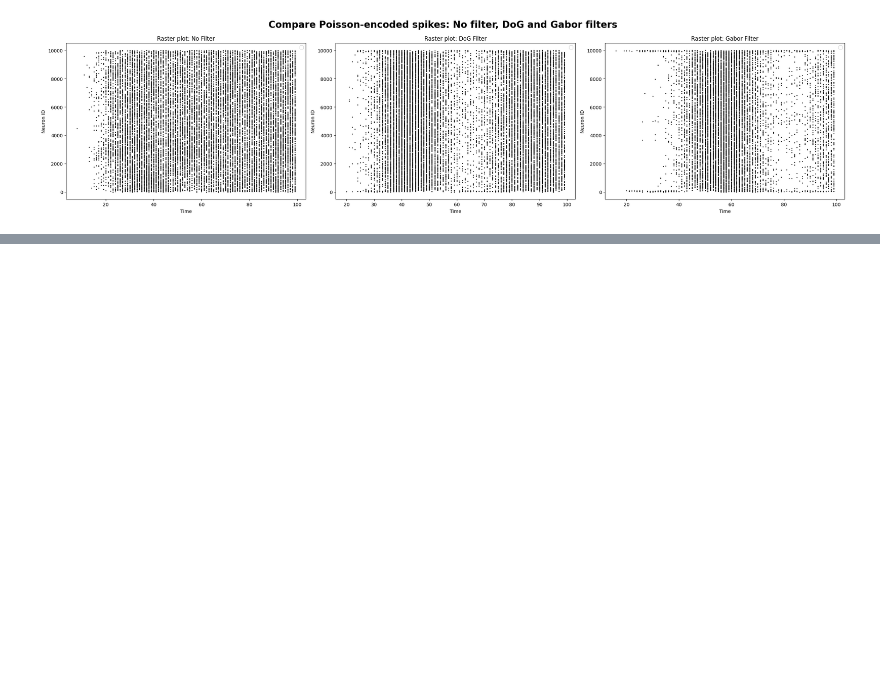
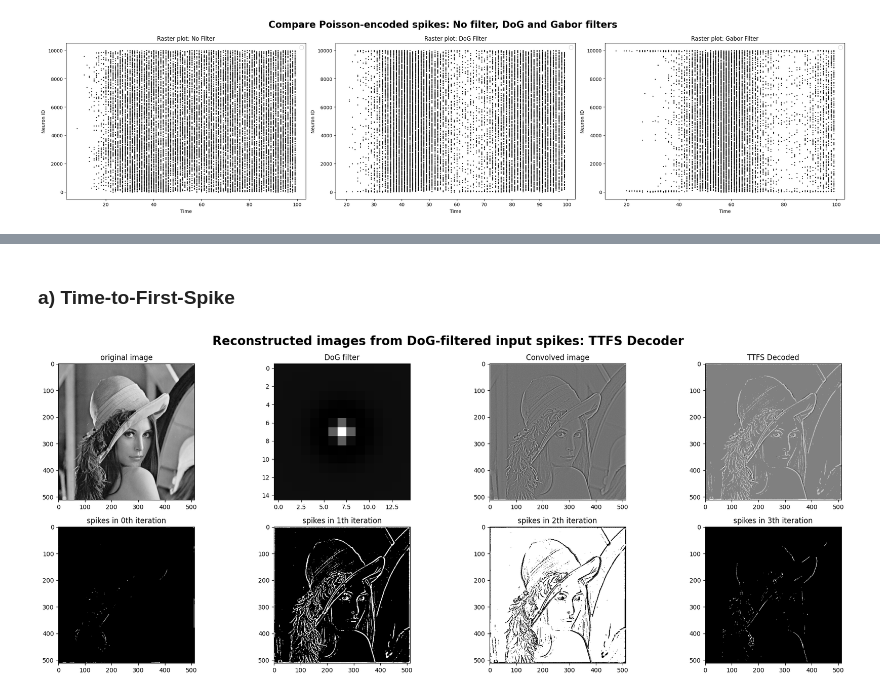
Before and after one commit to Amir-Entezari/neuroscience-convolutional-spiking-neural-network, a Jupyter notebook: notebooks/part1.ipynb, the cells around one changed output, grey strips where cells are left out. Cells and saved outputs as stored; diff of their text form; code cells hidden in the pictures; blank space fills up the shorter version.

Commit message:
feat(experiment): write experiments to visualize how decoding an encoded spikes matrix of an image using Latency2Intensity decoder

```diff
--- a/notebooks/part1.ipynb
+++ b/notebooks/part1.ipynb
@@ -459,0 +463,5 @@ No artists with labels found to put in legend.  Note that artists whose label st
+# %% [markdown]
+### a) Time-to-First-Spike
+# %%
+INSTANCE_DURATION = 5
+ttfs_decoder = Latency2Intensity(time_window=INSTANCE_DURATION)
@@ -459,0 +476,14 @@ No artists with labels found to put in legend.  Note that artists whose label st
+# %%
+transformation = transforms.Compose(
+    [
+        transforms.Grayscale(num_output_channels=1),
+        transforms.ToTensor(),
+        dog_filter,
+        MinMaxNormalizer(),
+        transforms.Resize((512, 512)),
+        SqueezeTransform(dim=0),
+        Intensity2Latency(time_window=INSTANCE_DURATION),
+        # TimeToFirstSpike(time_window=INSTANCE_DURATION, theta=0.01),
+    ]
+)
+encoded_ttfs_dog = transformation(img)
@@ -459,0 +504,31 @@ No artists with labels found to put in legend.  Note that artists whose label st
+# %%
+fig = plt.figure(figsize=(20, 8))
+
+ax1 = fig.add_subplot(2, 4, 1)
+ax1.set_title('original image')
+ax1.imshow(img_tensor.squeeze(0).squeeze(0), cmap='gray')
+
+ax2 = fig.add_subplot(2, 4, 2)
+ax2.set_title('DoG filter')
+ax2.imshow(dog_kernel_low.squeeze(0).squeeze(0), cmap='gray')
+
+ax3 = fig.add_subplot(2, 4, 3)
+ax3.set_title('Convolved image')
+ax3.imshow(dog_filter_low(img_tensor).squeeze(0).squeeze(0), cmap='gray')
+
+ax4 = fig.add_subplot(2, 4, 4)
+ax4.set_title('TTFS Decoded')
+ax4.imshow(ttfs_decoder(encoded_ttfs_dog), cmap='gray')
+
+
+for i in range(4):
+    ax = fig.add_subplot(2, 4, i+5)
+    ax.set_title(f'spikes in {i}th iteration')
+    ax.imshow(encoded_ttfs_dog[i], cmap='gray')
+
+fig.suptitle("Reconstructed images from DoG-filtered input spikes: TTFS Decoder", fontsize=20, fontweight='bold')
+plt.tight_layout()
+# plt.savefig("../report/plots/part1-compare-ttfs-dog-decoded.pdf")
+plt.show()
+# %% [output]
+[figure, added]
```
Also changed, not shown: parts of 4 cells of this notebook.
